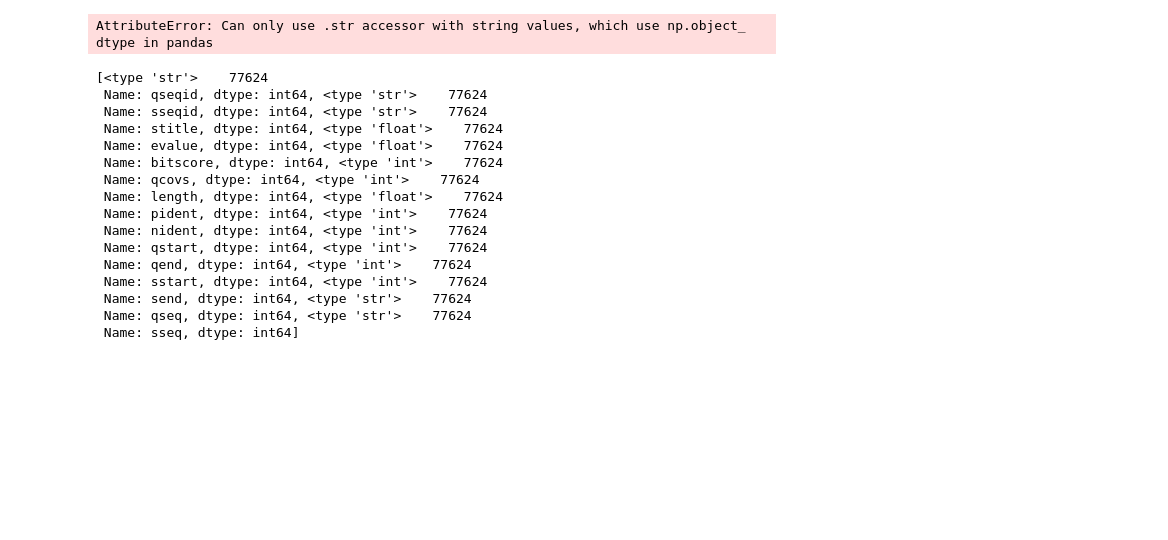
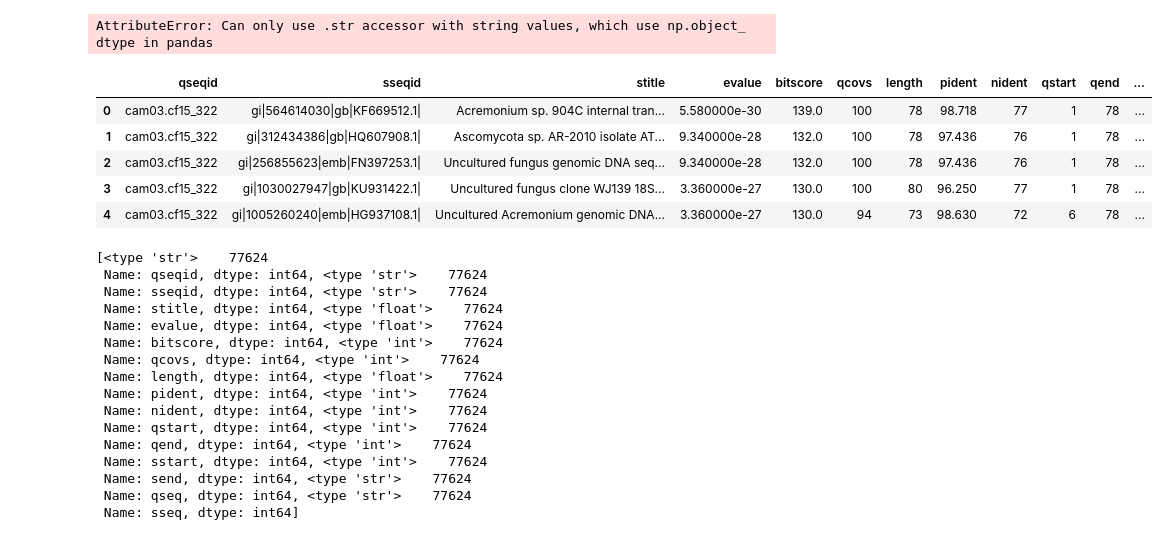
Before and after one commit to hughcross/genbanking, a Jupyter notebook: add_pandas_to_blast_filter_dev.ipynb, the cells around one changed output. Saved outputs shown, nothing was run; the diff lists cells and outputs as text; code cells hidden in the pictures; blank space fills up the shorter version.

```diff
--- a/add_pandas_to_blast_filter_dev.ipynb
+++ b/add_pandas_to_blast_filter_dev.ipynb
@@ -294,4 +296,4 @@ dtypeCount
  Name: sseq, dtype: int64]
 # %%
 # try to reload file and convert in import
-BB = pd.read_csv('/Users/hughcross/analysis/camel2016/its_refs/its_decomtamination/blout_itsUNK_to_nt.txt', sep='\t', names=bb_paras, dtype{'stitle':str})
+BB = pd.read_csv('/Users/hcross/analysis/camel2016/its_refs/its_decomtamination/blout_itsUNK_to_nt.txt', sep='\t', names=bb_paras, dtype={'stitle' : np.str })
@@ -301,6 +303,15 @@ SyntaxError: invalid syntax (<ipython-input-62-12620a0348c7>, line 2)
 BB1 = filter_blast(BB, bb_para1)
 # %% [output]
 AttributeError: Can only use .str accessor with string values, which use np.object_ dtype in pandas
+# %%
+BB.head()
+# %% [output]
+|  | qseqid | sseqid | stitle | evalue | bitscore | qcovs | length | pident | nident | qstart | qend | ... |
+| 0 | cam03.cf15_322 | gi|564614030|gb|KF669512.1| | Acremonium sp. 904C internal tran... | 5.580000e-30 | 139.0 | 100 | 78 | 98.718 | 77 | 1 | 78 | ... |
+| 1 | cam03.cf15_322 | gi|312434386|gb|HQ607908.1| | Ascomycota sp. AR-2010 isolate AT... | 9.340000e-28 | 132.0 | 100 | 78 | 97.436 | 76 | 1 | 78 | ... |
+| 2 | cam03.cf15_322 | gi|256855623|emb|FN397253.1| | Uncultured fungus genomic DNA seq... | 9.340000e-28 | 132.0 | 100 | 78 | 97.436 | 76 | 1 | 78 | ... |
+| 3 | cam03.cf15_322 | gi|1030027947|gb|KU931422.1| | Uncultured fungus clone WJ139 18S... | 3.360000e-27 | 130.0 | 100 | 80 | 96.250 | 77 | 1 | 78 | ... |
+| 4 | cam03.cf15_322 | gi|1005260240|emb|HG937108.1| | Uncultured Acremonium genomic DNA... | 3.360000e-27 | 130.0 | 94 | 73 | 98.630 | 72 | 6 | 78 | ... |
 # %%
 dtypeCount =[BB.iloc[:,i].apply(type).value_counts() for i in range(BB.shape[1])]
 # %%
```
Also changed, not shown: parts of 5 cells of this notebook, 4 other files.
